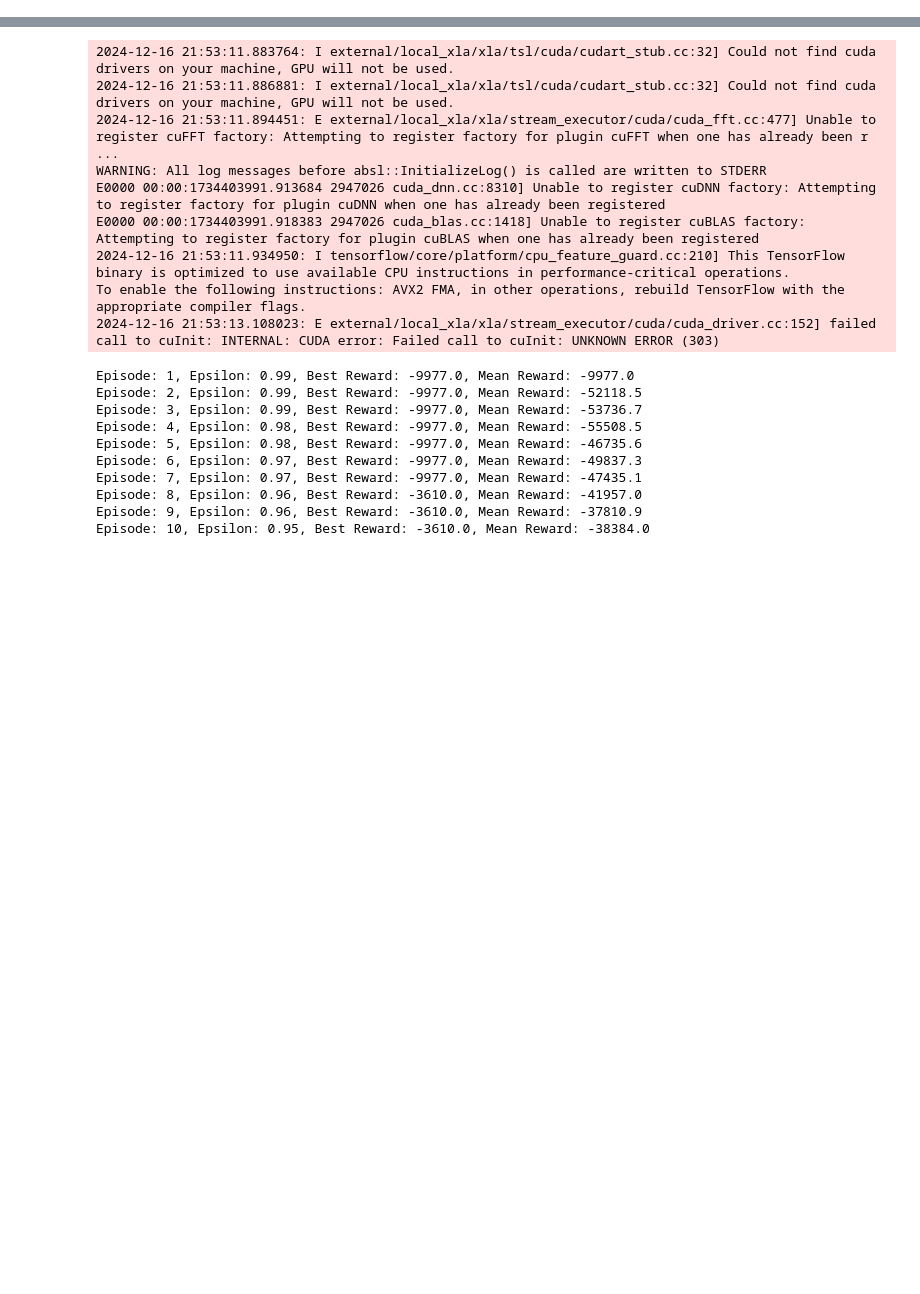
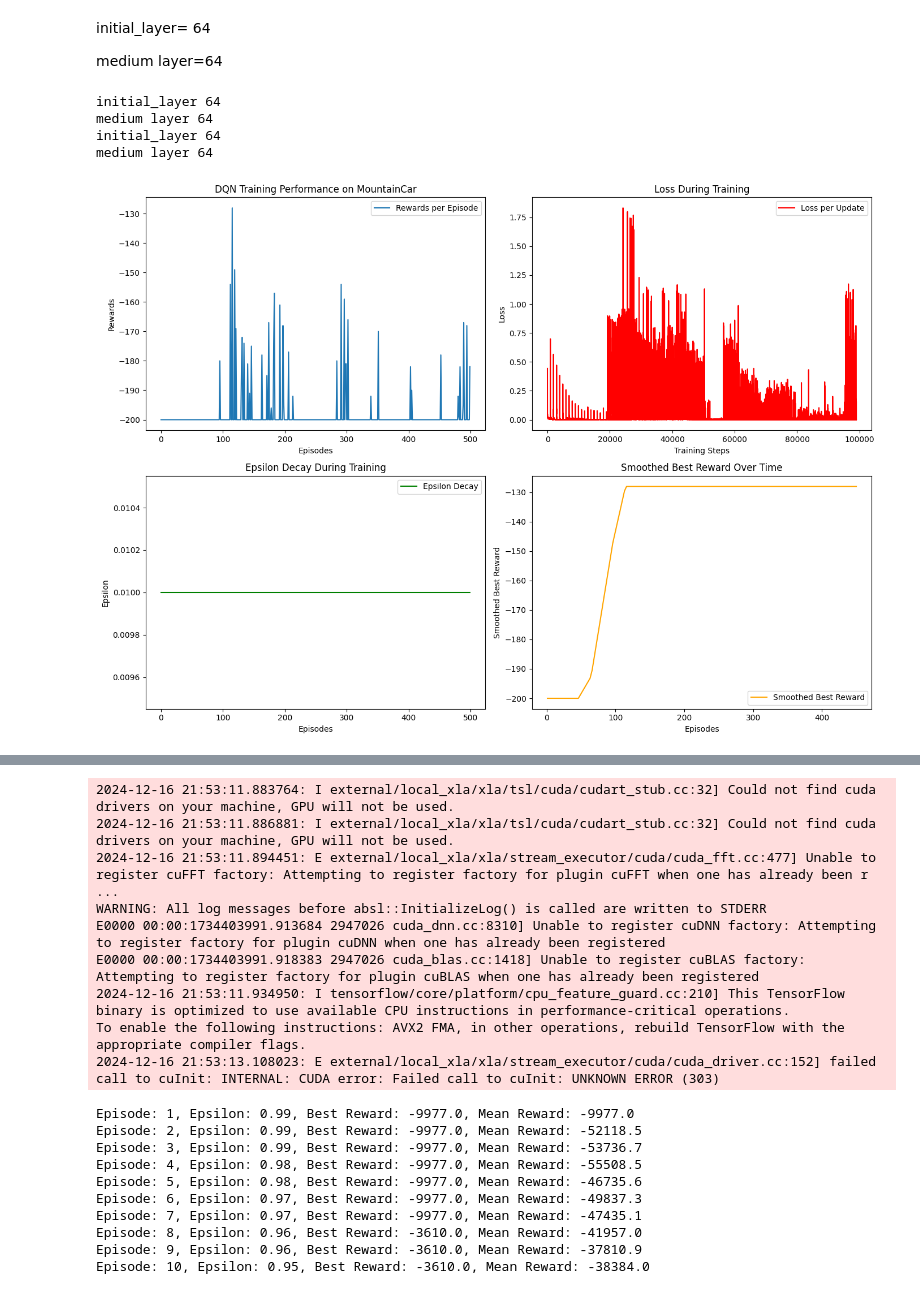
Before and after one commit to camian0/Intelligent-II-DQN, a Jupyter notebook: MountainCar/MountainCar.ipynb, the cells around one changed output, grey strips where cells are left out. Saved outputs shown, nothing was run; the diff lists cells and outputs as text; code cells hidden in the pictures; blank space fills up the shorter version.

Commit message:
feat: code was splitted and added graphics

```diff
--- a/MountainCar/MountainCar.ipynb
+++ b/MountainCar/MountainCar.ipynb
@@ -0,0 +15,16 @@
+# %%
+class DQNNetwork(nn.Module):
+    """Red neuronal para el agente DQN."""
+
+    def __init__(self, input_dim, output_dim, initial_layer=128, medium_layer=128):
+        print("initial_layer", initial_layer)
+        print("medium layer", medium_layer)
+        super(DQNNetwork, self).__init__()
+        self.fc1 = nn.Linear(input_dim, initial_layer)
+        self.fc2 = nn.Linear(initial_layer, medium_layer)
+        self.fc3 = nn.Linear(medium_layer, output_dim)
+
+    def forward(self, x):
+        x = torch.relu(self.fc1(x))
+        x = torch.relu(self.fc2(x))
+        return self.fc3(x)
@@ -255,0 +272,14 @@ Episodio 500/500, Recompensa: -200.00, Epsilon: 0.01, Best Reward: -89.00, Mean
+# %% [markdown]
+initial_layer= 64
+
+medium layer=64
+# %%
+if __name__ == "__main__":
+    agent = DQNAgent(episodes=500, initial_layer=64, medium_layer=64)
+    agent.train()
+# %% [output]
+initial_layer 64
+medium layer 64
+initial_layer 64
+medium layer 64
+[figure, added]
```
Also changed, not shown: parts of 16 cells of this notebook.
